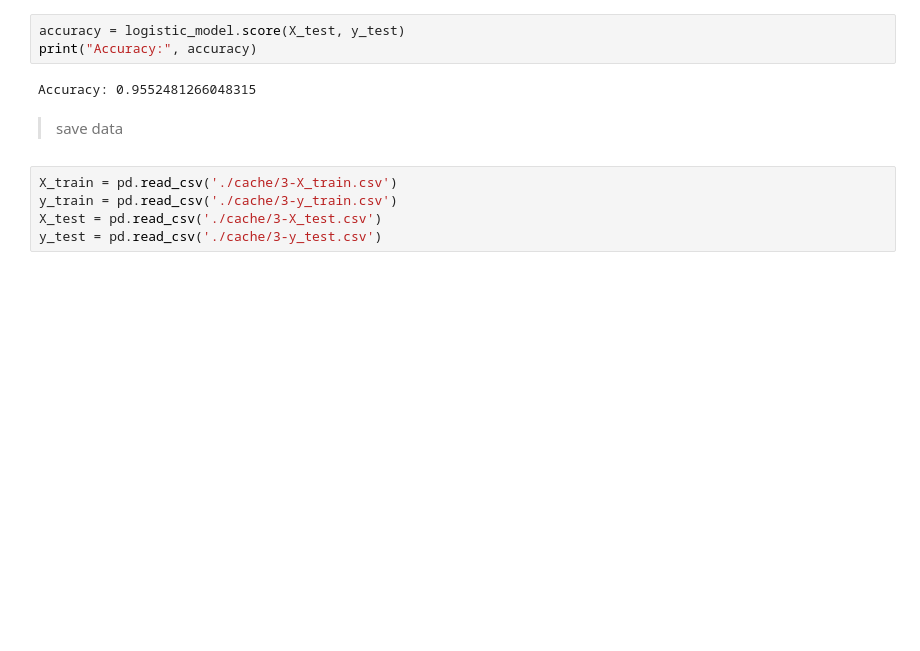
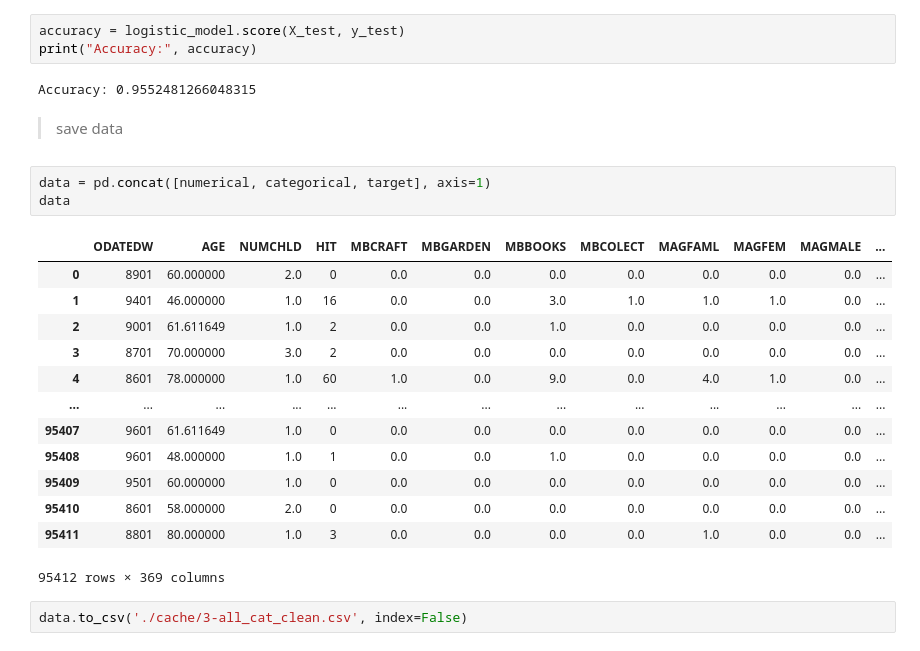
Before and after one commit to jeaend/Healthcare_for_All_Donations_Model, a Jupyter notebook: 3-Classification_before_balancing.ipynb, the cells around one changed output. Cells and saved outputs as stored; diff of their text form; blank space fills up the shorter version.

```diff
--- a/3-Classification_before_balancing.ipynb
+++ b/3-Classification_before_balancing.ipynb
@@ -175,8 +175,22 @@ print("Accuracy:", accuracy)
 Accuracy: 0.9552481266048315
 # %% [markdown]
 > save data
-# %%
-X_train = pd.read_csv('./cache/3-X_train.csv')
-y_train = pd.read_csv('./cache/3-y_train.csv')
-X_test = pd.read_csv('./cache/3-X_test.csv')
-y_test = pd.read_csv('./cache/3-y_test.csv')
+# %%
+data = pd.concat([numerical, categorical, target], axis=1)
+data
+# %% [output]
+|  | ODATEDW | AGE | NUMCHLD | HIT | MBCRAFT | MBGARDEN | MBBOOKS | MBCOLECT | MAGFAML | MAGFEM | MAGMALE | ... |
+| 0 | 8901 | 60.000000 | 2.0 | 0 | 0.0 | 0.0 | 0.0 | 0.0 | 0.0 | 0.0 | 0.0 | ... |
+| 1 | 9401 | 46.000000 | 1.0 | 16 | 0.0 | 0.0 | 3.0 | 1.0 | 1.0 | 1.0 | 0.0 | ... |
+| 2 | 9001 | 61.611649 | 1.0 | 2 | 0.0 | 0.0 | 1.0 | 0.0 | 0.0 | 0.0 | 0.0 | ... |
+| 3 | 8701 | 70.000000 | 3.0 | 2 | 0.0 | 0.0 | 0.0 | 0.0 | 0.0 | 0.0 | 0.0 | ... |
+| 4 | 8601 | 78.000000 | 1.0 | 60 | 1.0 | 0.0 | 9.0 | 0.0 | 4.0 | 1.0 | 0.0 | ... |
+| ... | ... | ... | ... | ... | ... | ... | ... | ... | ... | ... | ... | ... |
+| 95407 | 9601 | 61.611649 | 1.0 | 0 | 0.0 | 0.0 | 0.0 | 0.0 | 0.0 | 0.0 | 0.0 | ... |
+| 95408 | 9601 | 48.000000 | 1.0 | 1 | 0.0 | 0.0 | 1.0 | 0.0 | 0.0 | 0.0 | 0.0 | ... |
+| 95409 | 9501 | 60.000000 | 1.0 | 0 | 0.0 | 0.0 | 0.0 | 0.0 | 0.0 | 0.0 | 0.0 | ... |
+| 95410 | 8601 | 58.000000 | 2.0 | 0 | 0.0 | 0.0 | 0.0 | 0.0 | 0.0 | 0.0 | 0.0 | ... |
+| 95411 | 8801 | 80.000000 | 1.0 | 3 | 0.0 | 0.0 | 0.0 | 0.0 | 1.0 | 0.0 | 0.0 | ... |
+95412 rows × 369 columns
+# %%
+data.to_csv('./cache/3-all_cat_clean.csv', index=False)
```
Also changed, not shown: 2 other files.
